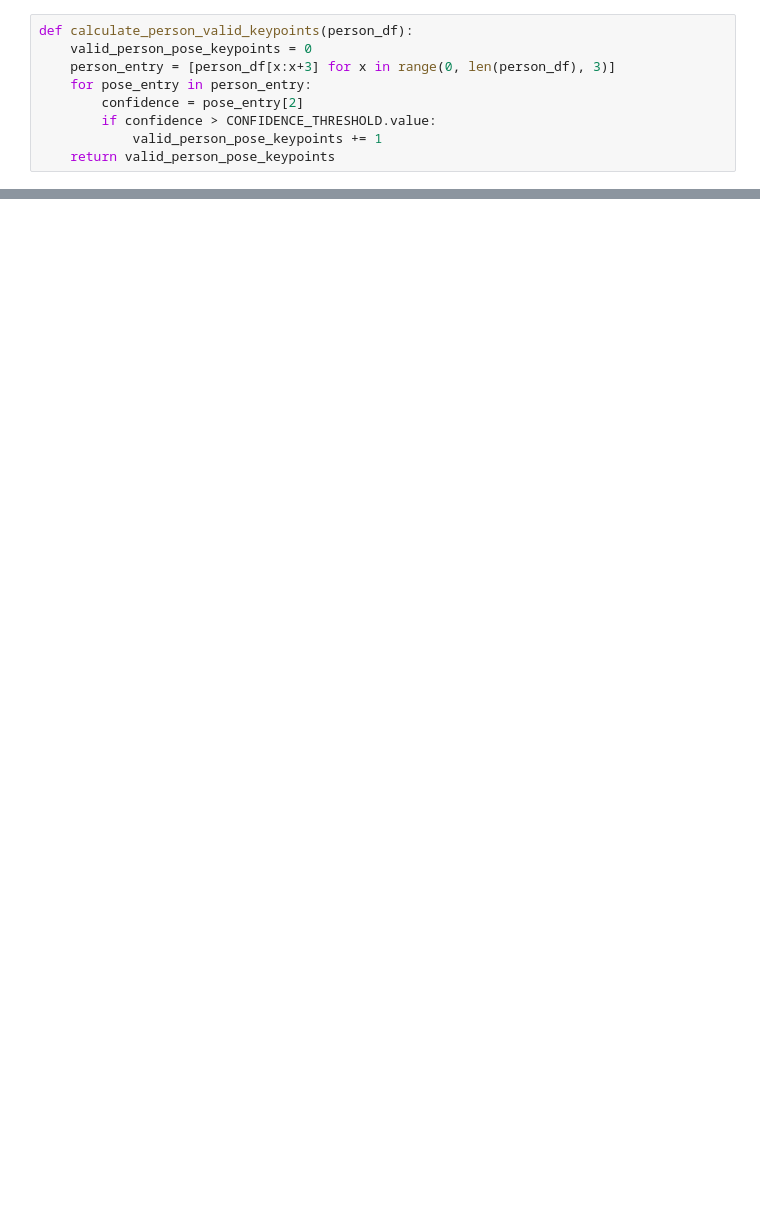
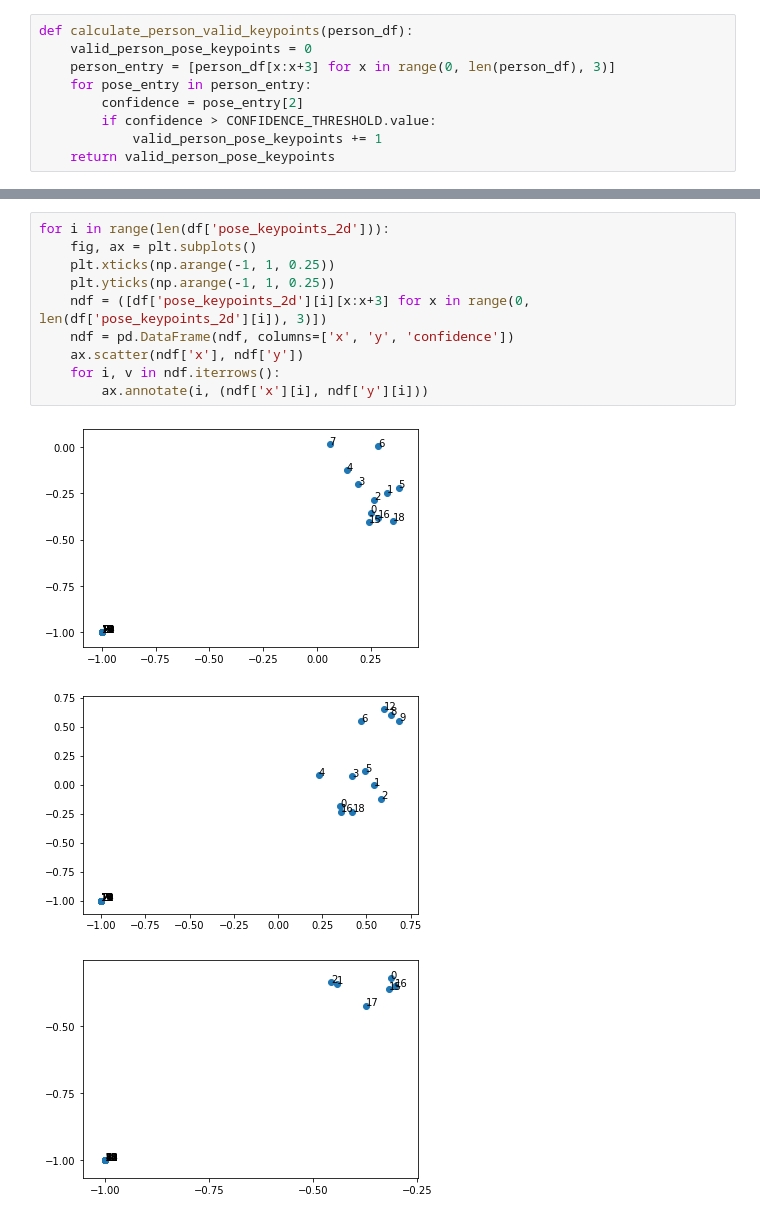
Before and after one commit to fraza0/nonverbal_communication_analysis, a Jupyter notebook: nonverbal_communication_analysis/_StatisticalAnalysis/openpose_raw_stats.ipynb, the cells around one changed output, grey strips where cells are left out. Drawn from its saved outputs; the diff is of its cells as text; blank space fills up the shorter version.

```diff
--- a/nonverbal_communication_analysis/_StatisticalAnalysis/openpose_raw_stats.ipynb
+++ b/nonverbal_communication_analysis/_StatisticalAnalysis/openpose_raw_stats.ipynb
@@ -114,0 +126,14 @@ Wall time: 39 ms
+# %%
+for i in range(len(df['pose_keypoints_2d'])):
+    fig, ax = plt.subplots()
+    plt.xticks(np.arange(-1, 1, 0.25))
+    plt.yticks(np.arange(-1, 1, 0.25))
+    ndf = ([df['pose_keypoints_2d'][i][x:x+3] for x in range(0, len(df['pose_keypoints_2d'][i]), 3)])
+    ndf = pd.DataFrame(ndf, columns=['x', 'y', 'confidence'])
+    ax.scatter(ndf['x'], ndf['y'])
+    for i, v in ndf.iterrows():
+        ax.annotate(i, (ndf['x'][i], ndf['y'][i]))
+# %% [output]
+[figure, added]
+[figure, added]
+[figure, added]
```
Also changed, not shown: parts of 15 cells of this notebook, 1 other file.
